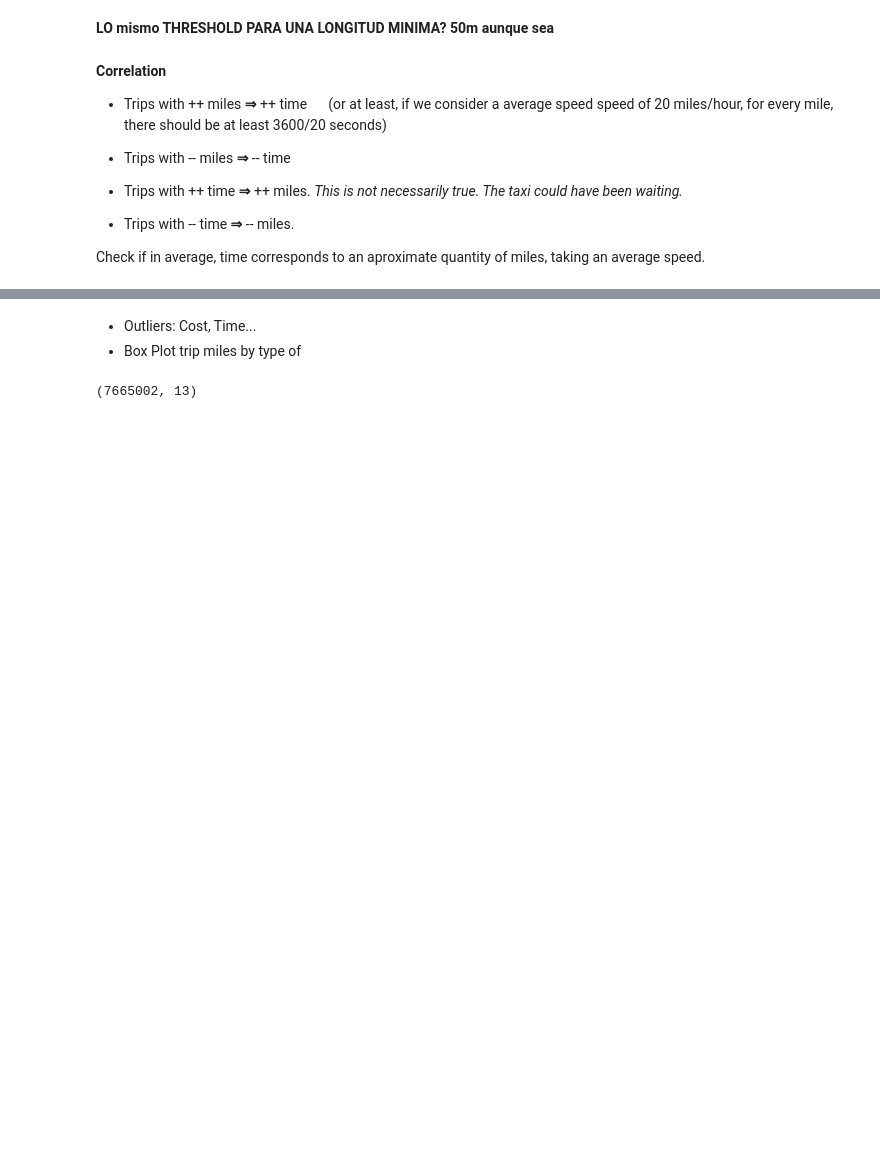
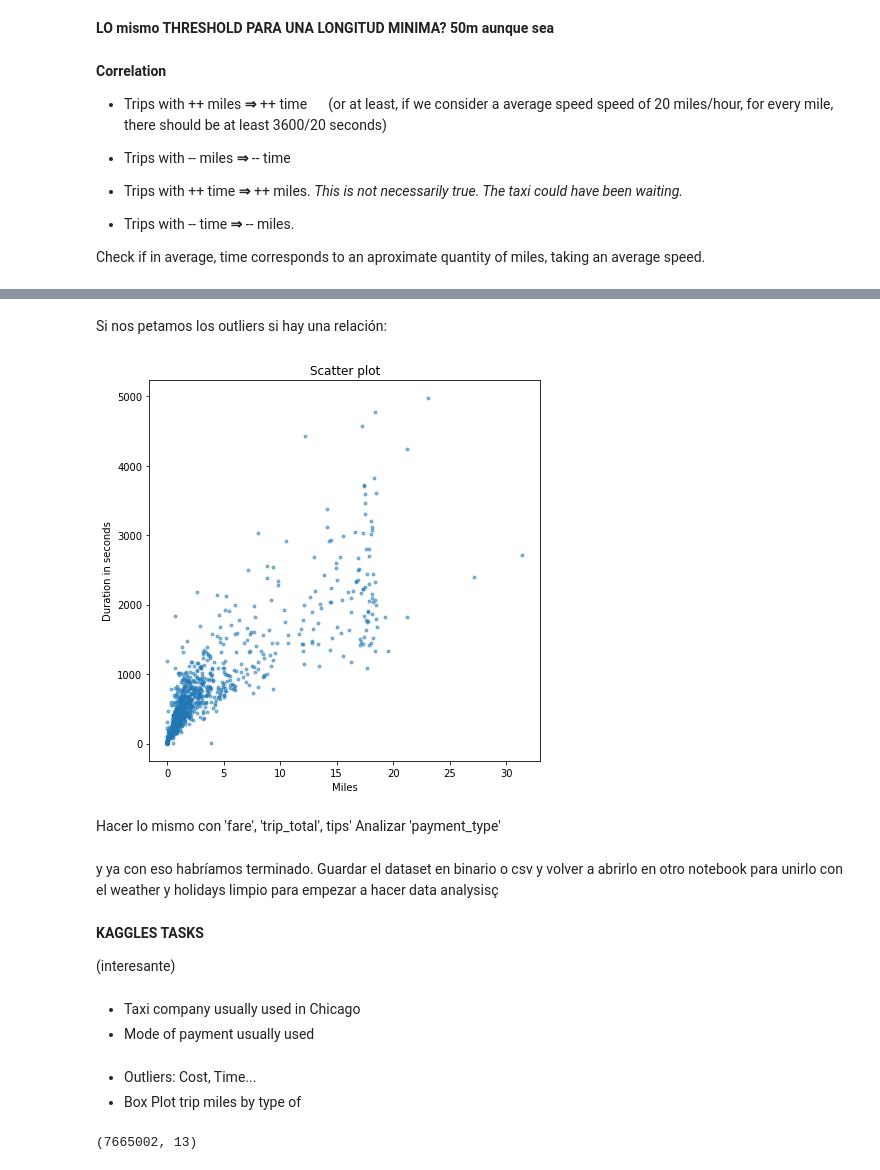
Before and after one commit to alexisgaziello/CSP_MATH_571_taxi_oracle, a Jupyter notebook: src/Taxis Analysis.ipynb, the cells around one changed output, grey strips where cells are left out. Saved outputs shown, nothing was run; the diff lists cells and outputs as text; code cells hidden in the pictures; blank space fills up the shorter version.

```diff
--- a/src/Taxis Analysis.ipynb
+++ b/src/Taxis Analysis.ipynb
@@ -69,3 +71,6 @@ df.shape
+# %%
+df_sampled = df.sample(n=400_000, random_state=1)
+df_sampled_a_lot = df.sample(n=1_000, random_state=1)
 # %% [markdown]
 ### Some information about the dataset
 # %%
@@ -405,3 +423,28 @@ Check if in average, time corresponds to an aproximate quantity of miles, taking
+# %% [markdown]
+Si nos petamos los outliers si hay una relación:
+# %%
+fig, ax = plt.subplots(figsize=(7,7))
+df_sampled_a_lot = df_sampled_a_lot.loc[df_sampled_a_lot['trip_seconds'] <10_000,]
+ax.scatter(df_sampled_a_lot['trip_miles'], df_sampled_a_lot['trip_seconds'], marker='.', alpha=0.5)
+ax.set_title('Scatter plot')
+ax.set_ylabel('Duration in seconds')
+ax.set_xlabel('Miles')
+plt.show()
+# %% [output]
+[figure, added]
+# %% [markdown]
+
+Hacer lo mismo con 'fare', 'trip_total', tips'
+Analizar 'payment_type'
+# %% [markdown]
+y ya con eso habríamos terminado. Guardar el dataset en binario o csv y volver a abrirlo en otro notebook para unirlo con el weather y holidays limpio para empezar a hacer data analysisç
+# %% [markdown]
+**KAGGLES TASKS**
+
+(interesante)
+# %% [markdown]
+- Taxi company usually used in Chicago
+- Mode of payment usually used
 # %% [markdown]
 - Outliers: Cost, Time...
 - Box Plot trip miles by type of
```
Also changed, not shown: parts of 7 cells of this notebook.
